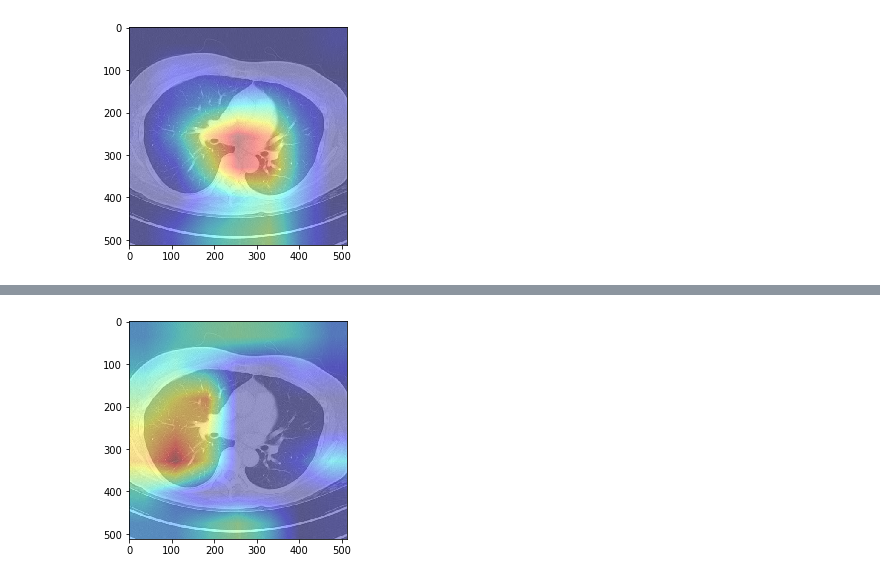
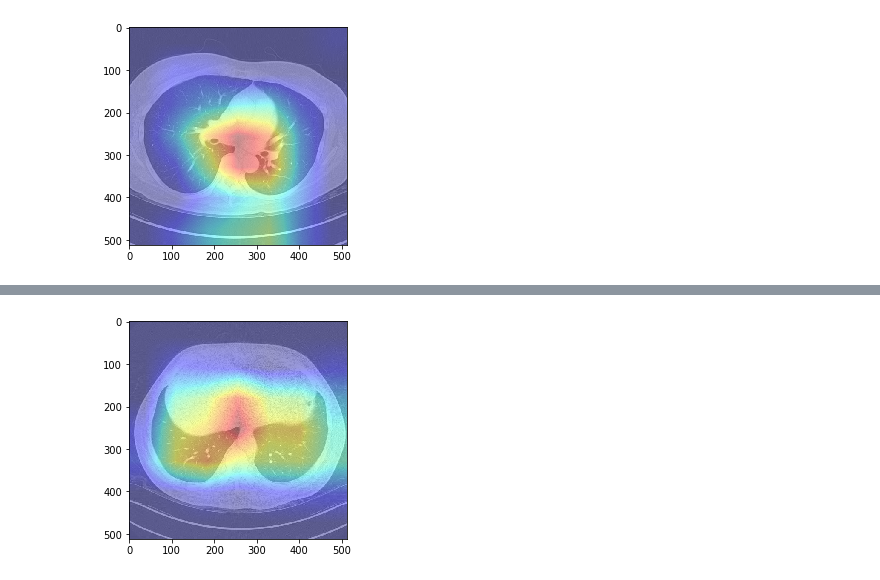
Before and after one commit to Media1129/ILD_PROJECT, a Jupyter notebook: Grad_CAM/ILD_CAM_RESNET.ipynb, the cells around one changed output, grey strips where cells are left out. Drawn from its saved outputs; the diff is of its cells as text; code cells hidden in the pictures.

```diff
--- a/Grad_CAM/ILD_CAM_RESNET.ipynb
+++ b/Grad_CAM/ILD_CAM_RESNET.ipynb
@@ -93,8 +169,8 @@ plot_heatmap(heatmap, img_path)
 # %%
-model = load_model("../resnet50_best.h5")
-img_path = '../data_store/ALL_NORMAL/11/11_25.jpg'
+model = load_model("../../model_output/001_train.h5")
+img_path = '../data_store/ALL_NORMAL/12/12_26.jpg'
 img = processing_image(img_path)
 heatmap = gradcam(model, img)
 plot_heatmap(heatmap, img_path)
 # %% [output]
-[figure, old version]
+[figure, new version]
```
Also changed, not shown: parts of 16 cells of this notebook.
